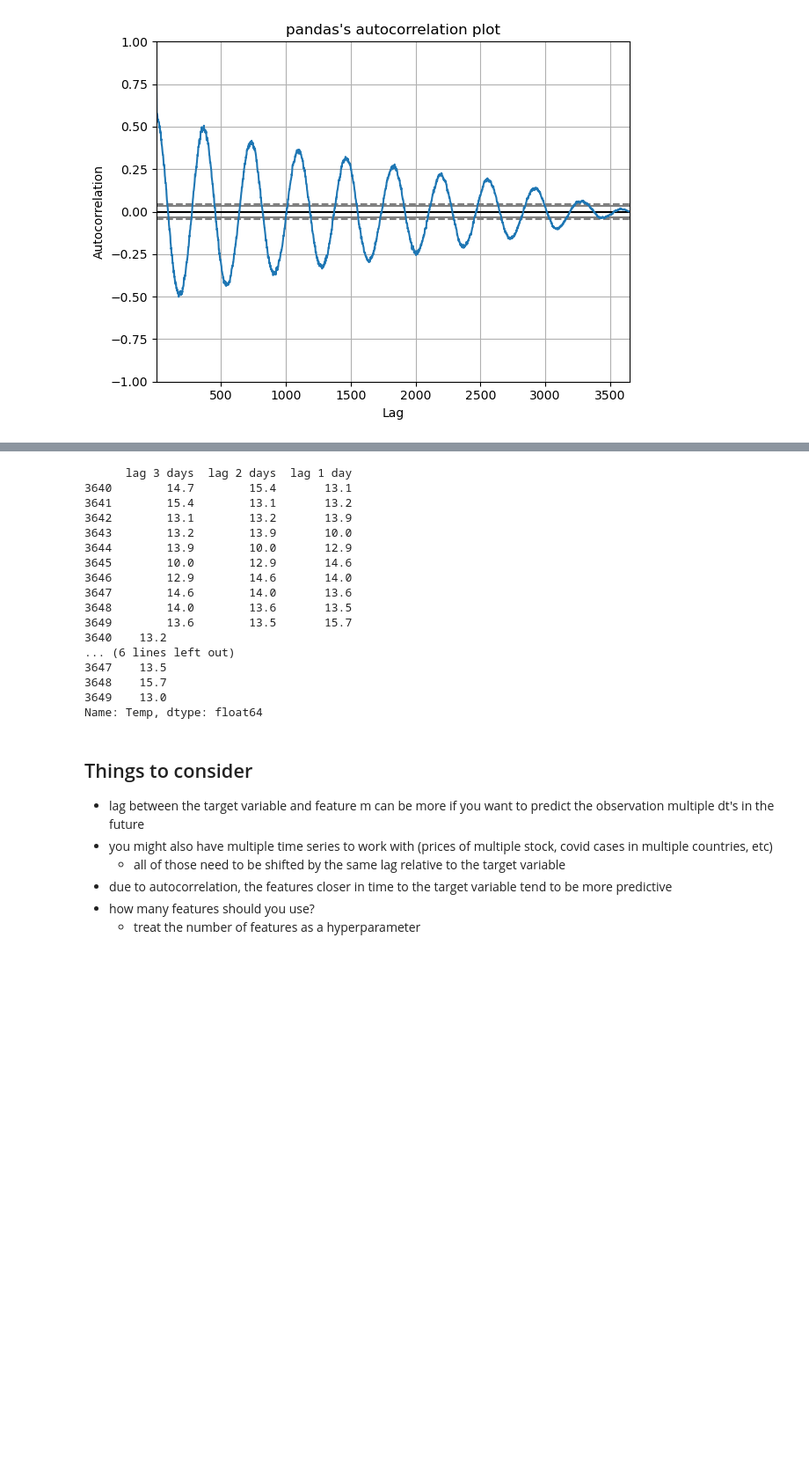
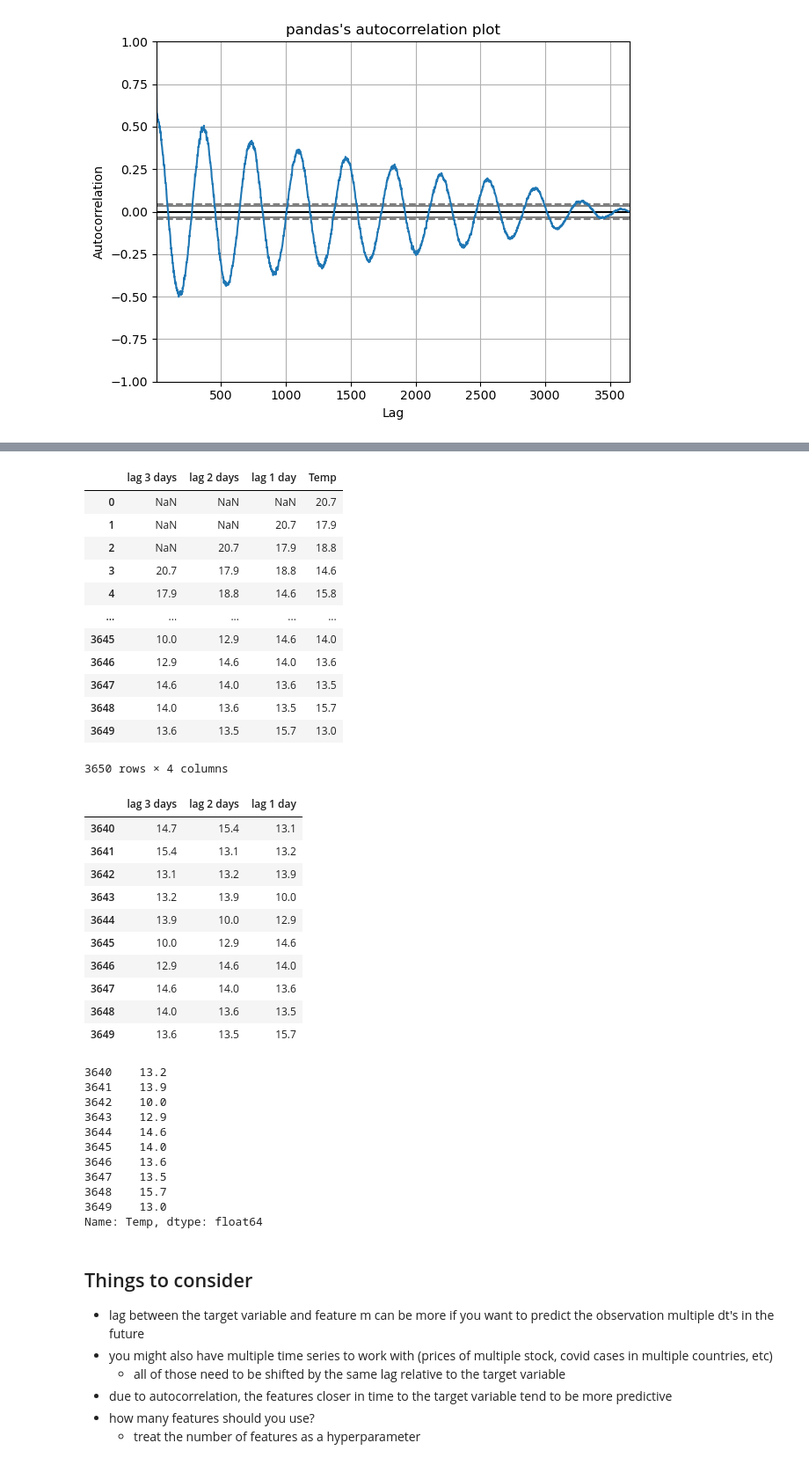
Before and after one commit to LetianY/DATA1030-Fall2023, a Jupyter notebook: week3 - prep data for ML/split_data_2.ipynb, the cells around one changed output, grey strips where cells are left out. Shown at 88% size. Saved outputs shown, nothing was run; the diff lists cells and outputs as text; code cells hidden in the pictures; blank space fills up the shorter version.

```diff
--- a/week3 - prep data for ML/split_data_2.ipynb
+++ b/week3 - prep data for ML/split_data_2.ipynb
@@ -499,27 +565,46 @@ plt.show()
 # %%
 y = df['Temp']
 X = pd.concat([df['Temp'].shift(3),df['Temp'].shift(2),df['Temp'].shift(1)],axis=1)
 X.columns = ['lag 3 days','lag 2 days','lag 1 day']
-print(X.tail(10))
-print(y.tail(10))
+display(pd.concat([X, y], axis=1))
+display(X.tail(10))
+display(y.tail(10))
 # %% [output]
+|  | lag 3 days | lag 2 days | lag 1 day | Temp |
+| 0 | NaN | NaN | NaN | 20.7 |
+| 1 | NaN | NaN | 20.7 | 17.9 |
+| 2 | NaN | 20.7 | 17.9 | 18.8 |
+| 3 | 20.7 | 17.9 | 18.8 | 14.6 |
+| 4 | 17.9 | 18.8 | 14.6 | 15.8 |
+| ... | ... | ... | ... | ... |
+| 3645 | 10.0 | 12.9 | 14.6 | 14.0 |
+| 3646 | 12.9 | 14.6 | 14.0 | 13.6 |
+| 3647 | 14.6 | 14.0 | 13.6 | 13.5 |
+| 3648 | 14.0 | 13.6 | 13.5 | 15.7 |
+| 3649 | 13.6 | 13.5 | 15.7 | 13.0 |
-      lag 3 days  lag 2 days  lag 1 day
-3640        14.7        15.4       13.1
-3641        15.4        13.1       13.2
-3642        13.1        13.2       13.9
-3643        13.2        13.9       10.0
-3644        13.9        10.0       12.9
-3645        10.0        12.9       14.6
-3646        12.9        14.6       14.0
-3647        14.6        14.0       13.6
-3648        14.0        13.6       13.5
-3649        13.6        13.5       15.7
-3640    13.2
-... (6 lines left out)
-3647    13.5
-3648    15.7
-3649    13.0
-Name: Temp, dtype: float64
+3650 rows × 4 columns
+|  | lag 3 days | lag 2 days | lag 1 day |
+| 3640 | 14.7 | 15.4 | 13.1 |
+| 3641 | 15.4 | 13.1 | 13.2 |
+| 3642 | 13.1 | 13.2 | 13.9 |
+| 3643 | 13.2 | 13.9 | 10.0 |
+| 3644 | 13.9 | 10.0 | 12.9 |
+| 3645 | 10.0 | 12.9 | 14.6 |
+| 3646 | 12.9 | 14.6 | 14.0 |
+| 3647 | 14.6 | 14.0 | 13.6 |
+| 3648 | 14.0 | 13.6 | 13.5 |
+| 3649 | 13.6 | 13.5 | 15.7 |
+3640    13.2
+3641    13.9
+3642    10.0
+3643    12.9
+3644    14.6
+3645    14.0
+3646    13.6
+3647    13.5
+3648    15.7
+3649    13.0
+Name: Temp, dtype: float64
 # %% [markdown]
 ## Things to consider
 - lag between the target variable and feature m can be more if you want to predict the observation multiple dt's in the future
```
Also changed, not shown: parts of 10 cells of this notebook.
